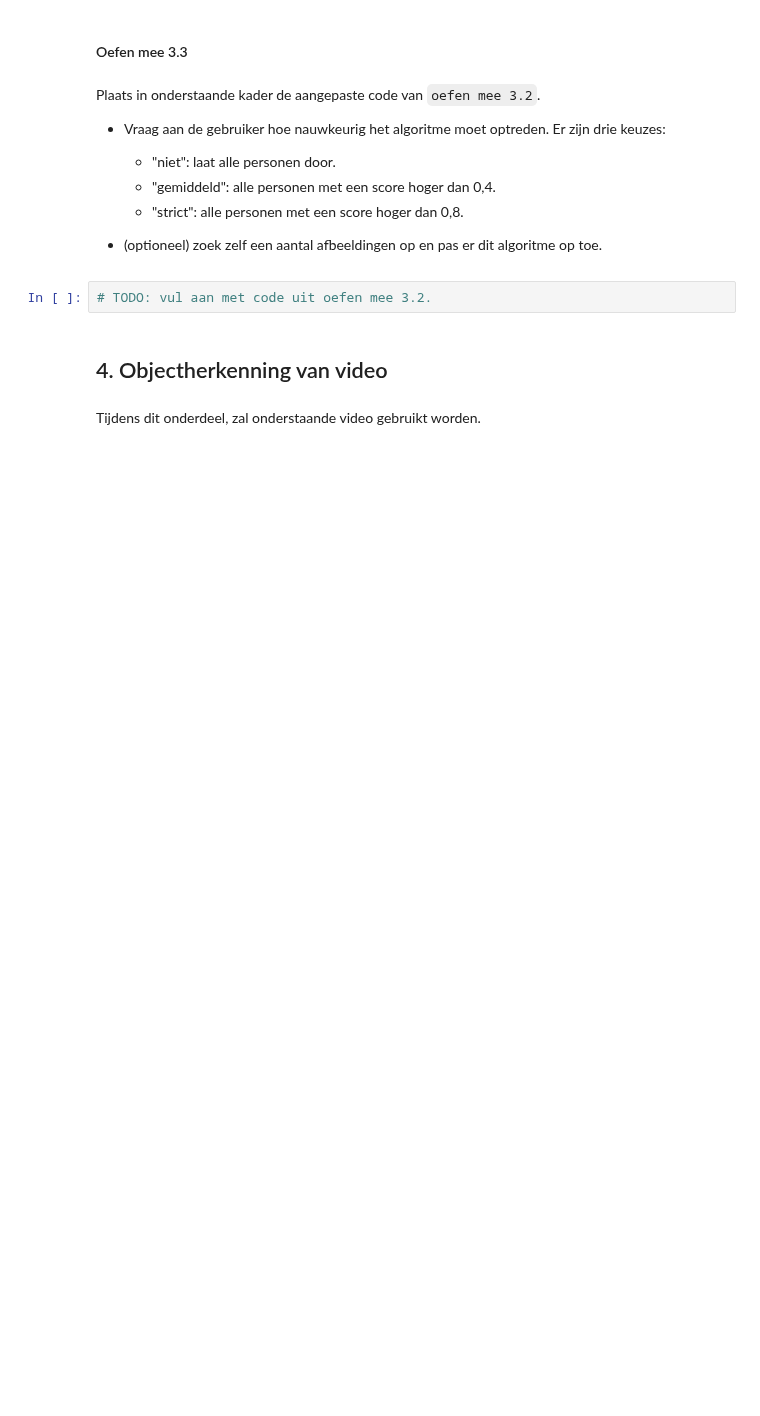
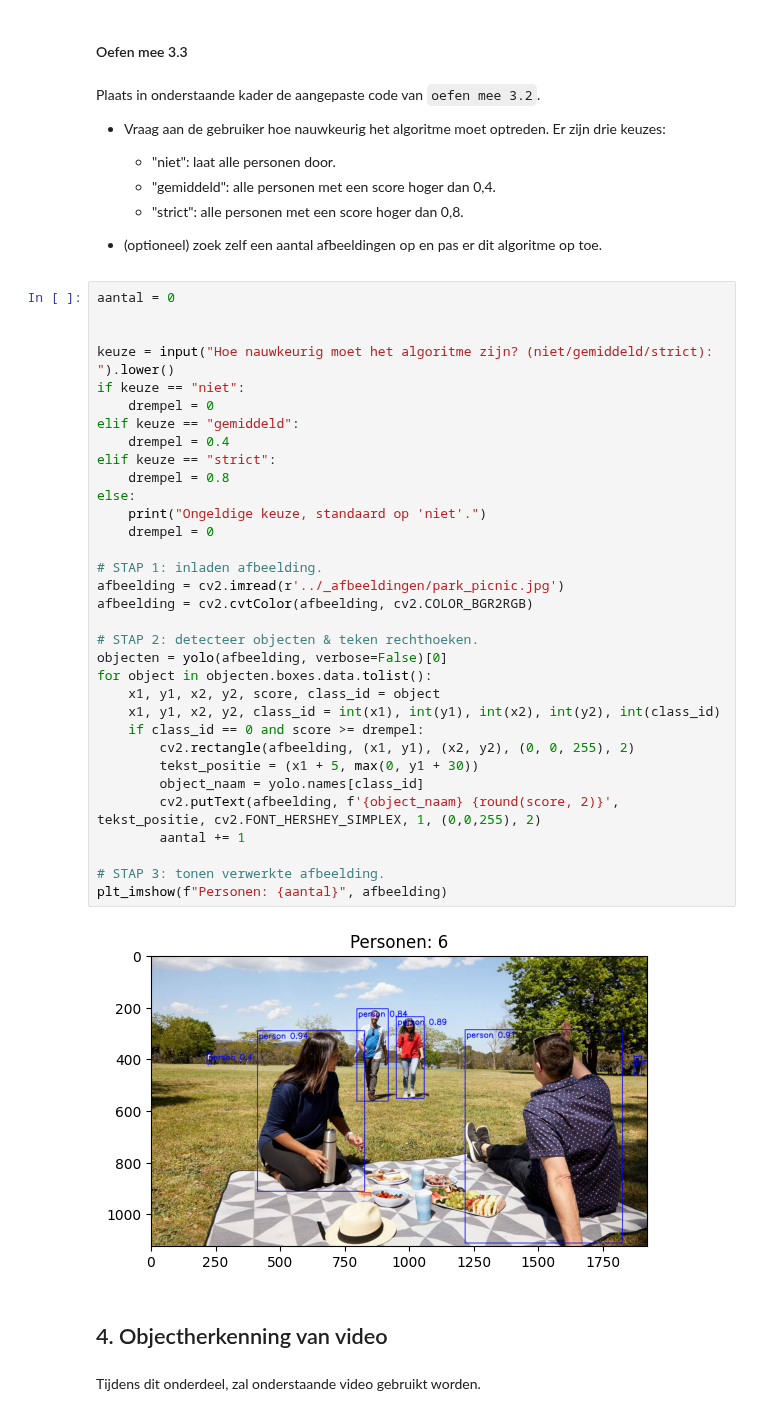
Before and after one commit to quintenvandenberghe/6ICT_PROG_2025_2026, a Jupyter notebook: hfst_5 AI/objectdetectie/2_YOLOdetectie.ipynb, the cells around one changed output. Drawn from its saved outputs; the diff is of its cells as text; blank space fills up the shorter version.

```diff
--- a/hfst_5 AI/objectdetectie/2_YOLOdetectie.ipynb
+++ b/hfst_5 AI/objectdetectie/2_YOLOdetectie.ipynb
@@ -283,8 +355,41 @@ Plaats in onderstaande kader de aangepaste code van `oefen mee 3.2`.
     - "strict": alle personen met een score hoger dan 0,8.
 
 - (optioneel) zoek zelf een aantal afbeeldingen op en pas er dit algoritme op toe.
-# %%
-# TODO: vul aan met code uit oefen mee 3.2.
+# %%
+aantal = 0
+
+
+keuze = input("Hoe nauwkeurig moet het algoritme zijn? (niet/gemiddeld/strict): ").lower()
+if keuze == "niet":
+    drempel = 0
+elif keuze == "gemiddeld":
+    drempel = 0.4
+elif keuze == "strict":
+    drempel = 0.8
+else:
+    print("Ongeldige keuze, standaard op 'niet'.")
+    drempel = 0
+
+# STAP 1: inladen afbeelding.
+afbeelding = cv2.imread(r'../_afbeeldingen/park_picnic.jpg')
+afbeelding = cv2.cvtColor(afbeelding, cv2.COLOR_BGR2RGB)
+
+# STAP 2: detecteer objecten & teken rechthoeken.
+objecten = yolo(afbeelding, verbose=False)[0]
+for object in objecten.boxes.data.tolist():
+    x1, y1, x2, y2, score, class_id = object
+    x1, y1, x2, y2, class_id = int(x1), int(y1), int(x2), int(y2), int(class_id)
+    if class_id == 0 and score >= drempel:
+        cv2.rectangle(afbeelding, (x1, y1), (x2, y2), (0, 0, 255), 2)
+        tekst_positie = (x1 + 5, max(0, y1 + 30))
+        object_naam = yolo.names[class_id]
+        cv2.putText(afbeelding, f'{object_naam} {round(score, 2)}', tekst_positie, cv2.FONT_HERSHEY_SIMPLEX, 1, (0,0,255), 2)
+        aantal += 1
+
+# STAP 3: tonen verwerkte afbeelding.
+plt_imshow(f"Personen: {aantal}", afbeelding)
+# %% [output]
+[figure, added]
 # %% [markdown]
 ## 4. Objectherkenning van video
 # %% [markdown]
```
Also changed, not shown: parts of 21 cells of this notebook.
